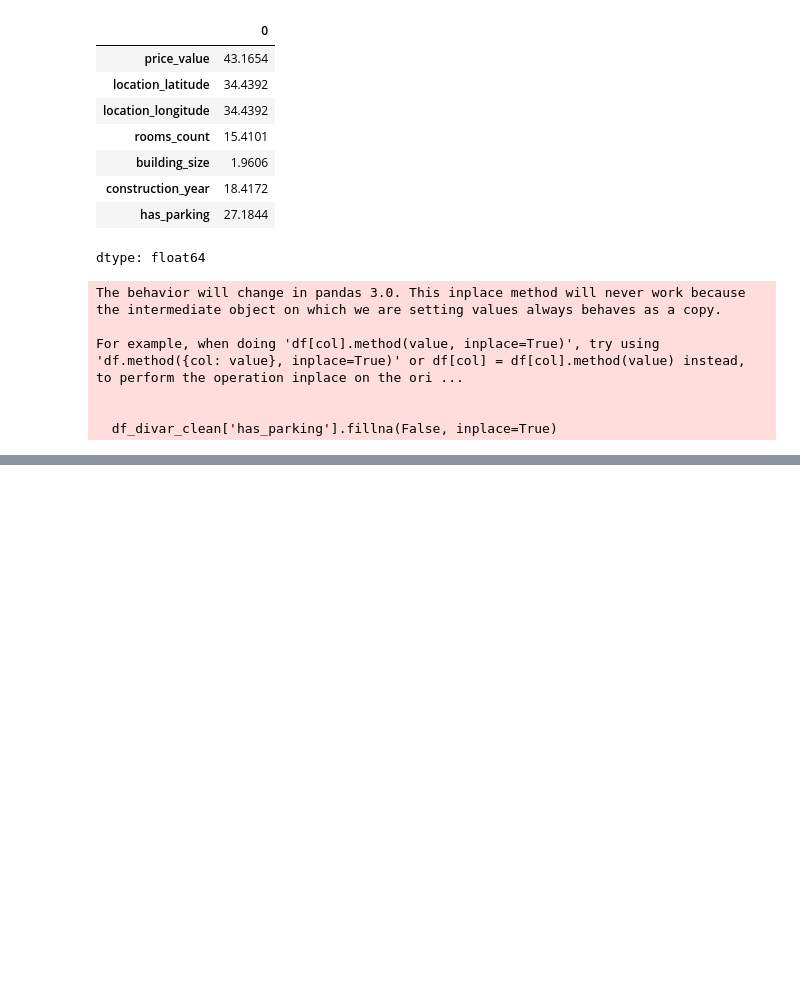
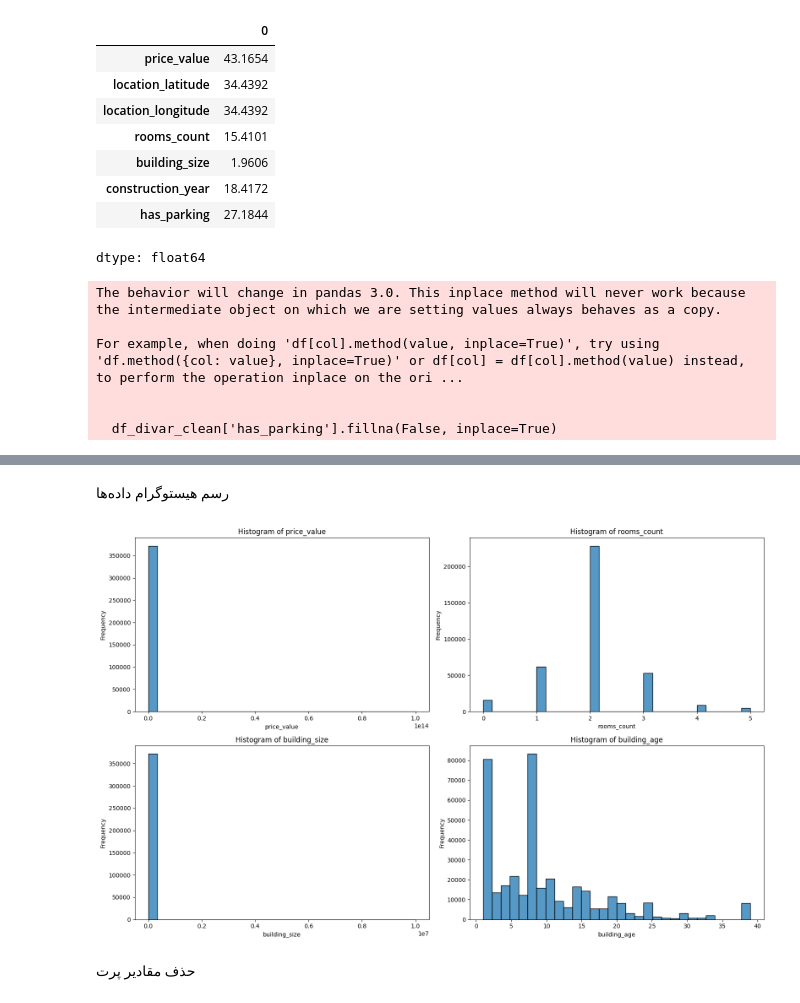
Before and after one commit to alirezaarab171/my-team-boat, a Jupyter notebook: clustring(arash_ali_hamed).ipynb, the cells around one changed output, grey strips where cells are left out. Saved outputs shown, nothing was run; the diff lists cells and outputs as text; code cells hidden in the pictures; blank space fills up the shorter version.

```diff
--- a/clustring(arash_ali_hamed).ipynb
+++ b/clustring(arash_ali_hamed).ipynb
@@ -261,0 +274,3 @@ memory usage: 40.0 MB
+# %%
+df_divar_clean['building_age'] = 1404 - df_divar_clean['construction_year']
+df_divar_clean.drop(columns=['construction_year'], inplace=True)
@@ -261,0 +291,19 @@ memory usage: 40.0 MB
+# %% [markdown]
+رسم هیستوگرام داده‌ها
+# %%
+columns_for_hist = ['price_value', 'rooms_count', 'building_size', 'building_age']
+
+
+plt.figure(figsize=(16, 10))
+for i, col in enumerate(columns_for_hist, 1):
+    plt.subplot(2, 2, i)
+    sns.histplot(df_divar_clean[col].dropna(), kde=False, bins=30)
+    plt.title(f'Histogram of {col}')
+    plt.xlabel(col)
+    plt.ylabel('Frequency')
+plt.tight_layout()
+plt.show()
+# %% [output]
+[figure, added]
+# %% [markdown]
+حذف مقادیر پرت
```
Also changed, not shown: parts of 29 cells of this notebook.
